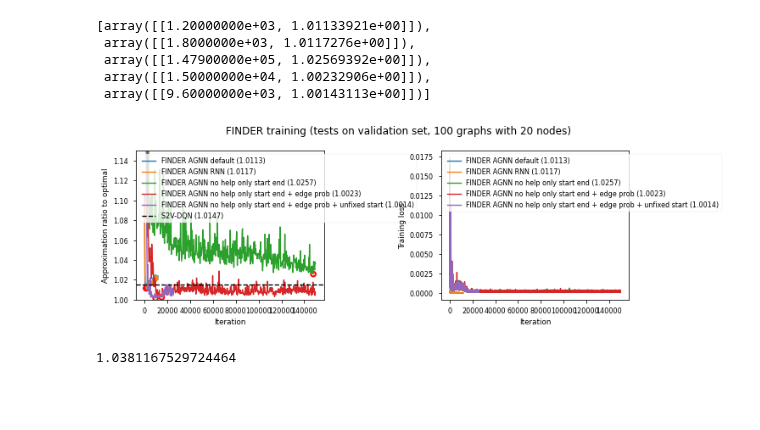
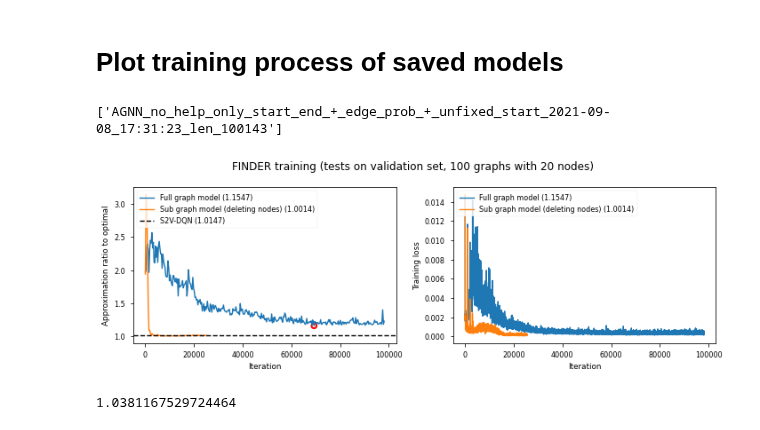
Before and after one commit to dschaub95/FINDER-TSP, a Jupyter notebook: FINDER_training_visualization.ipynb, the cells around one changed output. Saved outputs shown, nothing was run; the diff lists cells and outputs as text; code cells hidden in the pictures; blank space fills up the shorter version.

```diff
--- a/FINDER_training_visualization.ipynb
+++ b/FINDER_training_visualization.ipynb
@@ -14,3 +62,5 @@ import matplotlib as mpl
+# %% [markdown]
+# Plot training process of saved models
 # %%
 NUM_MIN = 15
 NUM_MAX = 20
@@ -24,3 +74,7 @@ model_names_2 = ['AGNN_no_help_only_start_end_2021-08-30_07:58:58_len_102569', '
+# %%
+model_names_2
+# %% [output]
+['AGNN_no_help_only_start_end_+_edge_prob_+_unfixed_start_2021-09-08_17:31:23_len_100143']
 # %%
 def extract_train_info(dfs_valid, dfs_loss, model_names, base_path):
     for folder in model_names:
@@ -31,61 +85,59 @@ def extract_train_info(dfs_valid, dfs_loss, model_names, base_path):
             elif '.csv' in fname and 'Loss' in fname:
                 dfs_loss.append(pd.read_csv(f'{base_path}/{folder}/{fname}', names=['iteration', 'loss'], delimiter=' '))
     return dfs_valid, dfs_loss
-# %%
-dfs_valid = []
-dfs_loss = []
-dfs_valid, dfs_loss = extract_train_info(dfs_valid, dfs_loss, model_names_1, base_path_1)
-dfs_valid, dfs_loss = extract_train_info(dfs_valid, dfs_loss, model_names_2, base_path_2)
+# %%
+dfs_valid_ = []
+dfs_loss_ = []
+# dfs_valid_, dfs_loss_ = extract_train_info(dfs_valid_, dfs_loss_, model_names_1, base_path_1)
+dfs_valid_, dfs_loss_ = extract_train_info(dfs_valid_, dfs_loss_, model_names_2, base_path_2)
 # %%
-min_points = []
-for df in dfs_valid:
+min_points_ = []
+for df in dfs_valid_:
     min_point = df.loc[df['opt_approx'] == df['opt_approx'].min(), :].to_numpy()
-    min_points.append(min_point)
+    min_points_.append(min_point)
-# %%
-min_points
-# %% [output]
-[array([[1.20000000e+03, 1.01133921e+00]]),
- array([[1.8000000e+03, 1.0117276e+00]]),
- array([[1.47900000e+05, 1.02569392e+00]]),
- array([[1.50000000e+04, 1.00232906e+00]]),
- array([[9.60000000e+03, 1.00143113e+00]])]
 # %%
-model_names_short_1 = ['FINDER ' + ' '.join(model_name.split('_')[0:-2]) for model_name in model_names_1]
-model_names_short_2 = ['FINDER ' + ' '.join(model_name.split('_')[0:-4]) for model_name in model_names_2]
-model_names_short = model_names_short_1 + model_names_short_2
+# model_names_short_1 = ['FINDER ' + ' '.join(model_name.split('_')[0:-2]) for model_name in model_names_1]
+# model_names_short_2 = ['FINDER ' + ' '.join(model_name.split('_')[0:-4]) for model_name in model_names_2]
+# model_names_short = model_names_short_1 + model_names_short_2
+model_names_short = ['Sub graph model (deleting nodes)']
 # %%
 mpl.style.use('seaborn-paper')
 #mpl.style.use('seaborn')
 #minimum = df[df['opt_approx'] == df['opt_approx'].min()]
 minimum_test = 1.018
 fig, axs = plt.subplots(1, 2, figsize=(10,3.5), sharex=False, sharey=False)
 
 for k in range(len(dfs_valid)):
     min_point = np.round(min_points[k][0][1],4)
-    axs[0].plot(dfs_valid[k]['iteration'], dfs_valid[k]['opt_approx'], label=model_names_short[k]+f' ({min_point})')
-    axs[1].plot(dfs_loss[k]['iteration'], dfs_loss[k]['loss'], label=model_names_short[k]+f' ({min_point})')
+    axs[0].plot(dfs_valid[k]['iteration'], dfs_valid[k]['opt_approx'], label=f'Full graph model ({min_point})')
+    axs[1].plot(dfs_loss[k]['iteration'], dfs_loss[k]['loss'], label=f'Full graph model ({min_point})')
+
+for k in range(len(dfs_valid_)):
+    min_point = np.round(min_points_[k][0][1],4)
+    axs[0].plot(dfs_valid_[k]['iteration'], dfs_valid_[k]['opt_approx'], label=model_names_short[k]+f' ({min_point})')
+    axs[1].plot(dfs_loss_[k]['iteration'], dfs_loss_[k]['loss'], label=model_names_short[k]+f' ({min_point})')
 
 for k, min_point in enumerate(min_points):
     axs[0].scatter(x=min_point[0][0], y=min_point[0][1], facecolors='none', linewidths=2, edgecolors='red')
                 # label=f'FINDER training {k+1} best model ({np.round(min_point[0][0],4)})')
 # axs.grid(True, axis='both')
 axs[0].axhline(y = 1.015, color = 'black', linestyle = '--', label='S2V-DQN (1.0147)')
 axs[0].legend(loc='upper left')
 axs[0].set_ylabel('Approximation ratio to optimal')
 axs[0].set_xlabel('Iteration')
-axs[0].set_ylim([1.00, 1.15])
+# axs[0].set_ylim([1.00, 1.15])
 
 axs[1].legend(loc='upper left')
 axs[1].legend(loc='upper left')
 axs[1].set_ylabel('Training loss')
 axs[1].set_xlabel('Iteration')
 
 plt.suptitle('FINDER training (tests on validation set, 100 graphs with 20 nodes)')
 plt.tight_layout()
 
 plt.savefig('plots/training_process.png', dpi=400)
 # %% [output]
-[figure, old version]
+[figure, new version]
 # %%
 trainfolder_list = ['nrange_15_20_len_1038117']
 df_list = []
```
Also changed, not shown: parts of 5 cells of this notebook, 2 other files.
